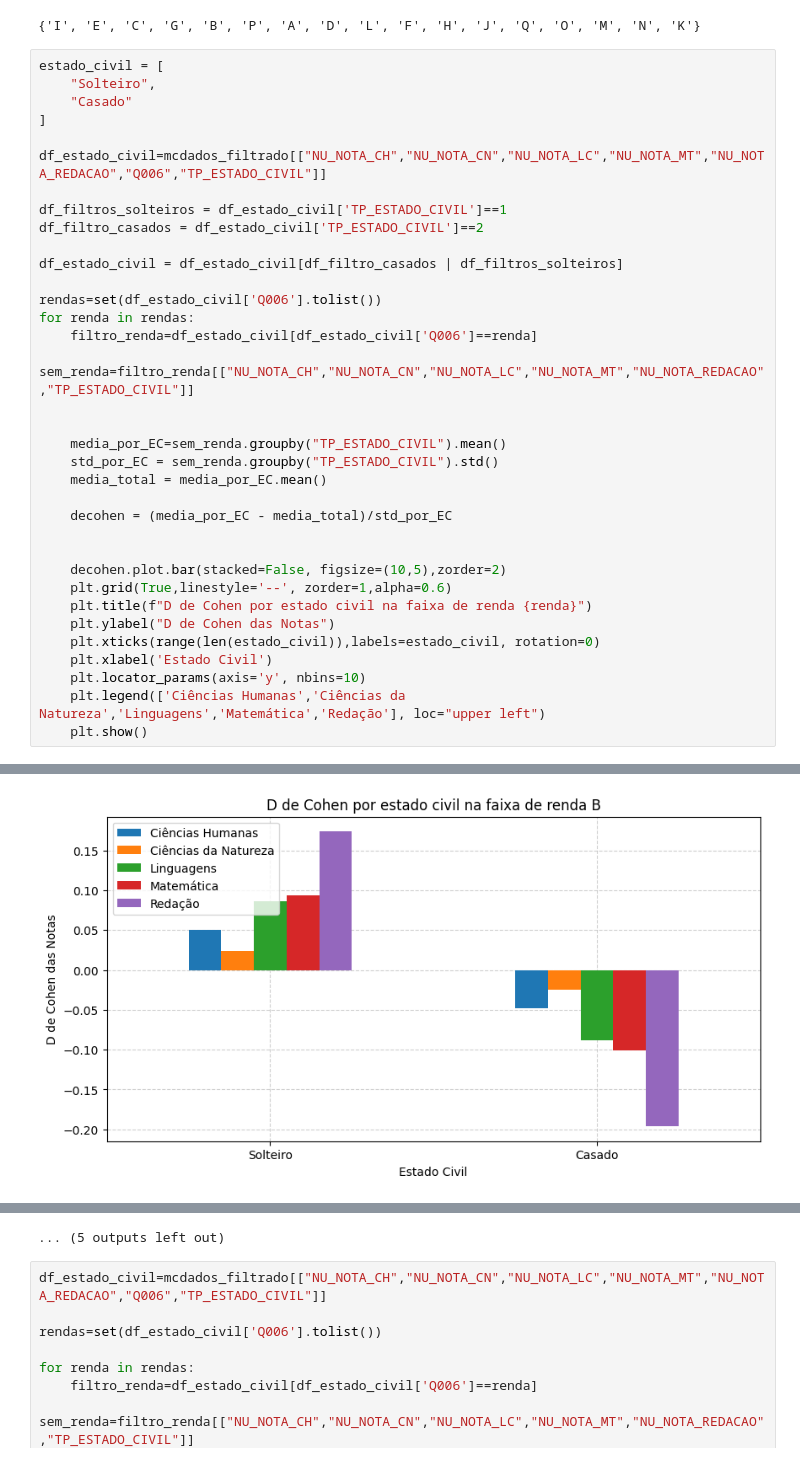
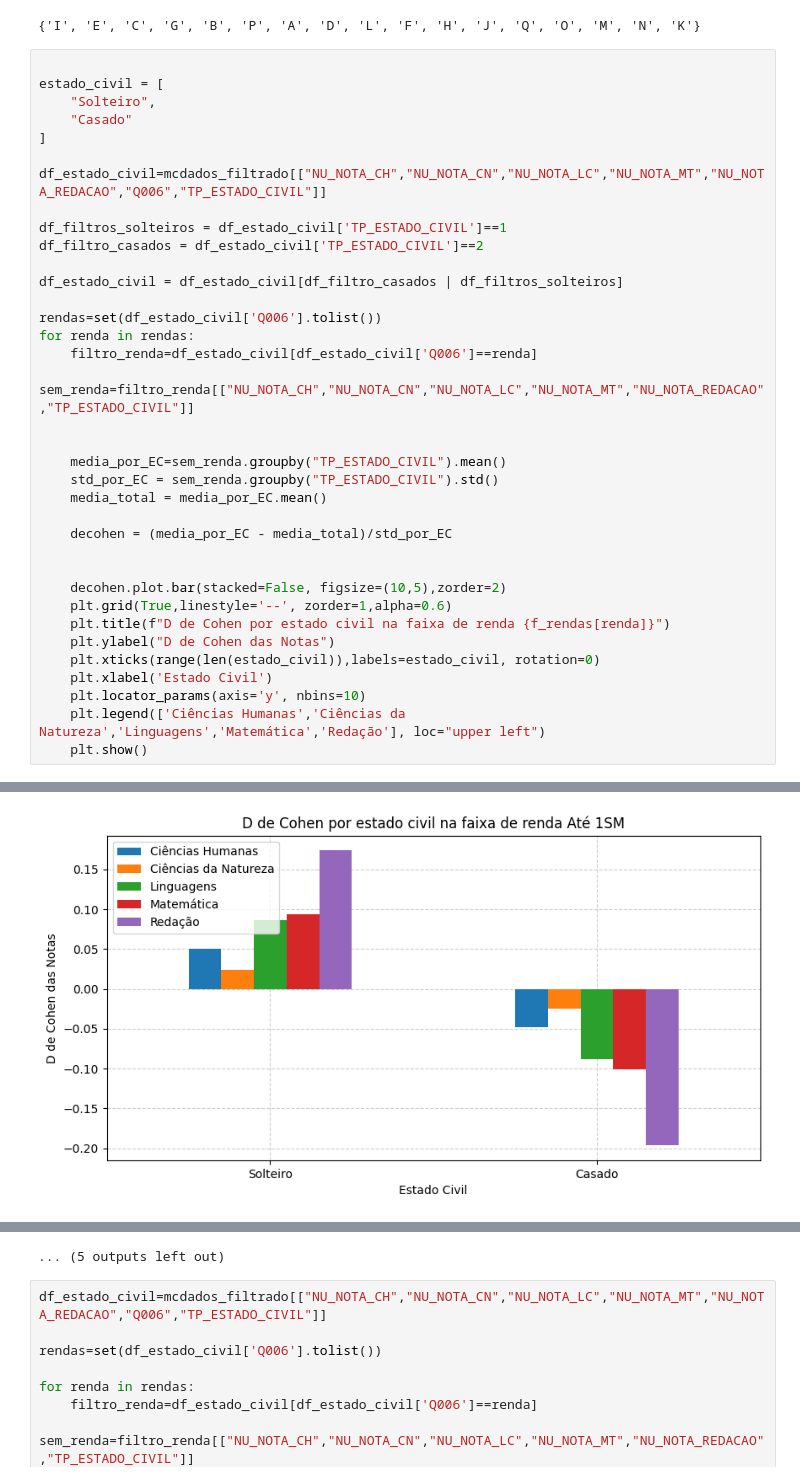
Before and after one commit to laupontiroli/APS_1_cdados, a Jupyter notebook: analise_dados.ipynb, the cells around one changed output, grey strips where cells are left out. Cells and saved outputs as stored; diff of their text form.

Commit message:
faixa de renda no titulo

```diff
--- a/analise_dados.ipynb
+++ b/analise_dados.ipynb
@@ -138,6 +136,7 @@ rendas=set(df_estado_civil['Q006'].tolist())
 # %% [output]
 {'I', 'E', 'C', 'G', 'B', 'P', 'A', 'D', 'L', 'F', 'H', 'J', 'Q', 'O', 'M', 'N', 'K'}
 # %%
+
 estado_civil = [
     "Solteiro",
     "Casado"
@@ -165,7 +164,7 @@ for renda in rendas:
 
     decohen.plot.bar(stacked=False, figsize=(10,5),zorder=2)
     plt.grid(True,linestyle='--', zorder=1,alpha=0.6)
-    plt.title(f"D de Cohen por estado civil na faixa de renda {renda}")
+    plt.title(f"D de Cohen por estado civil na faixa de renda {f_rendas[renda]}")
     plt.ylabel("D de Cohen das Notas")
     plt.xticks(range(len(estado_civil)),labels=estado_civil, rotation=0)
     plt.xlabel('Estado Civil')
@@ -180 +179 @@ for renda in rendas:
-[figure, old version]
+[figure, new version]
```
Also changed, not shown: parts of 3 cells of this notebook.
